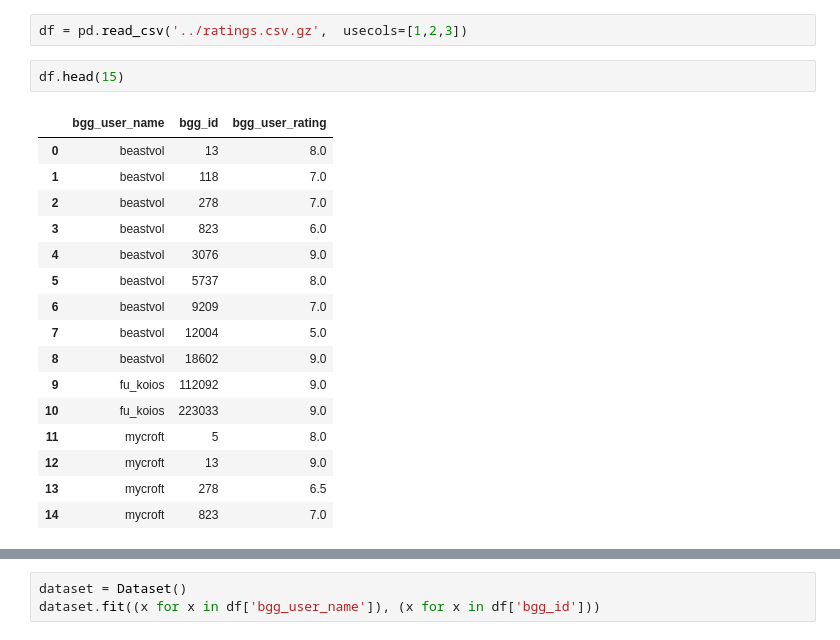
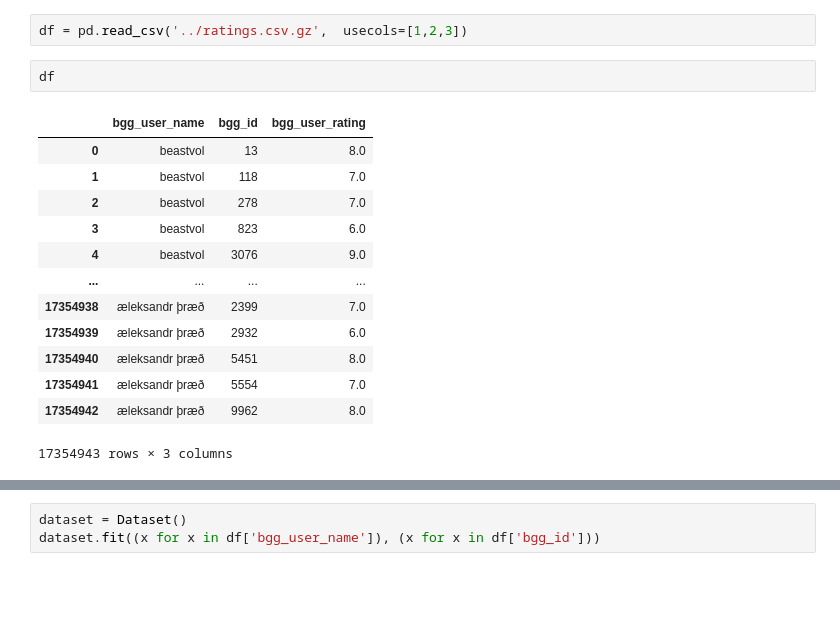
Before and after one commit to Ruruthia/Boardgames-recommending-sysem, a Jupyter notebook: LightFM testing.ipynb, the cells around one changed output, grey strips where cells are left out. Cells and saved outputs as stored; diff of their text form; blank space fills up the shorter version.

```diff
--- a/LightFM testing.ipynb
+++ b/LightFM testing.ipynb
@@ -17,21 +19,18 @@ from lightfm.evaluation import precision_at_k, recall_at_k, reciprocal_rank, auc
 # %%
 df = pd.read_csv('../ratings.csv.gz',  usecols=[1,2,3])
 # %%
-df.head(15)
+df
 # %% [output]
 |  | bgg_user_name | bgg_id | bgg_user_rating |
 | 0 | beastvol | 13 | 8.0 |
 | 1 | beastvol | 118 | 7.0 |
 | 2 | beastvol | 278 | 7.0 |
 | 3 | beastvol | 823 | 6.0 |
 | 4 | beastvol | 3076 | 9.0 |
-| 5 | beastvol | 5737 | 8.0 |
-| 6 | beastvol | 9209 | 7.0 |
-| 7 | beastvol | 12004 | 5.0 |
-| 8 | beastvol | 18602 | 9.0 |
-| 9 | fu_koios | 112092 | 9.0 |
-| 10 | fu_koios | 223033 | 9.0 |
-| 11 | mycroft | 5 | 8.0 |
-| 12 | mycroft | 13 | 9.0 |
-| 13 | mycroft | 278 | 6.5 |
-| 14 | mycroft | 823 | 7.0 |
+| ... | ... | ... | ... |
+| 17354938 | æleksandr þræð | 2399 | 7.0 |
+| 17354939 | æleksandr þræð | 2932 | 6.0 |
+| 17354940 | æleksandr þræð | 5451 | 8.0 |
+| 17354941 | æleksandr þræð | 5554 | 7.0 |
+| 17354942 | æleksandr þræð | 9962 | 8.0 |
+17354943 rows × 3 columns
```
Also changed, not shown: parts of 20 cells of this notebook.
